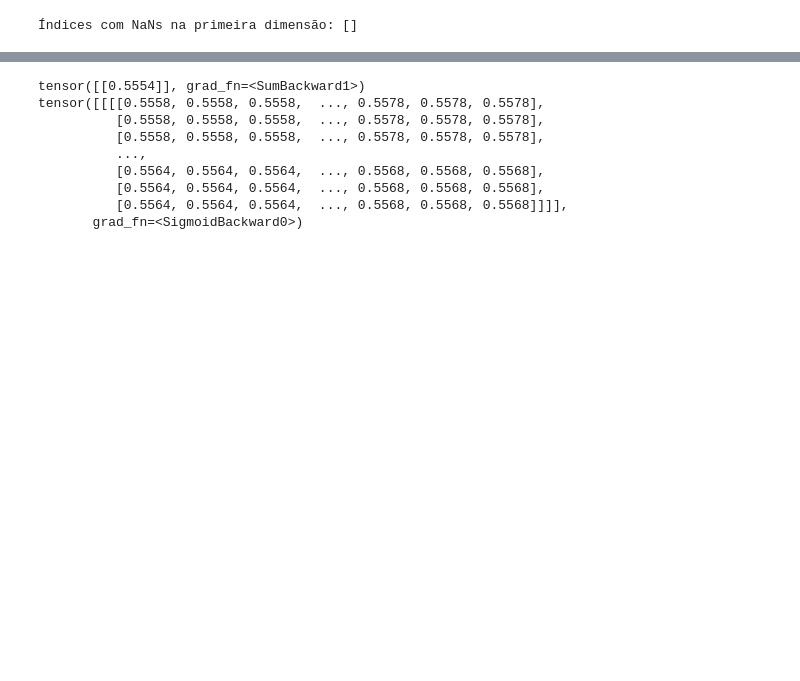
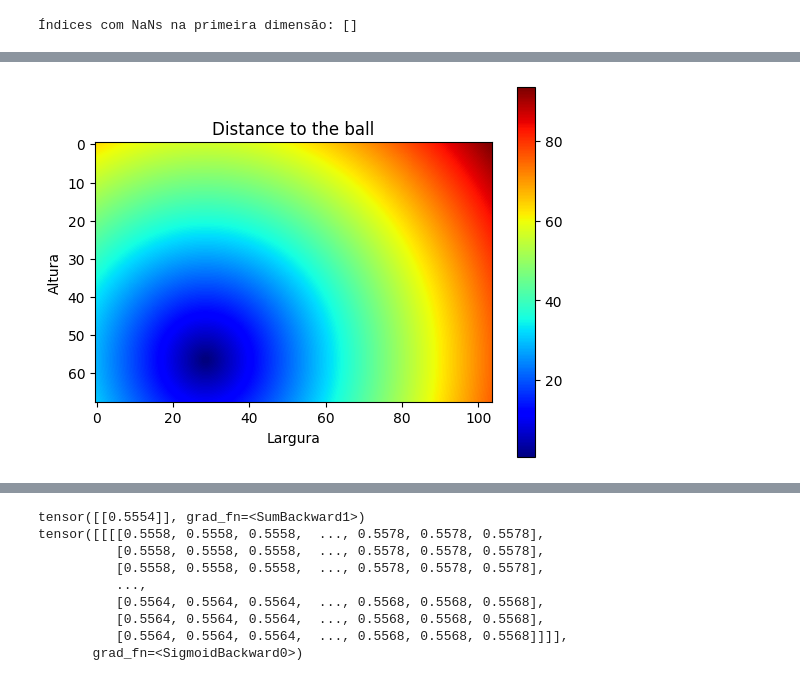
Before and after one commit to Dtchaves/Simplified_EPV_in_PFF_Data, a Jupyter notebook: APAGAR/teste2.ipynb, the cells around one changed output, grey strips where cells are left out. Cells and saved outputs as stored; diff of their text form; code cells hidden in the pictures; blank space fills up the shorter version.

```diff
--- a/APAGAR/teste2.ipynb
+++ b/APAGAR/teste2.ipynb
@@ -304,0 +224,9 @@ print("Índices com NaNs na primeira dimensão:", nan_indices)
+# %%
+plt.imshow(matrix[2], cmap='jet', interpolation='gaussian')
+plt.colorbar()
+plt.title("Distance to the ball")
+plt.xlabel("Largura")
+plt.ylabel("Altura")
+plt.show()
+# %% [output]
+[figure, added]
```
Also changed, not shown: parts of 26 cells of this notebook, 34 other files.
